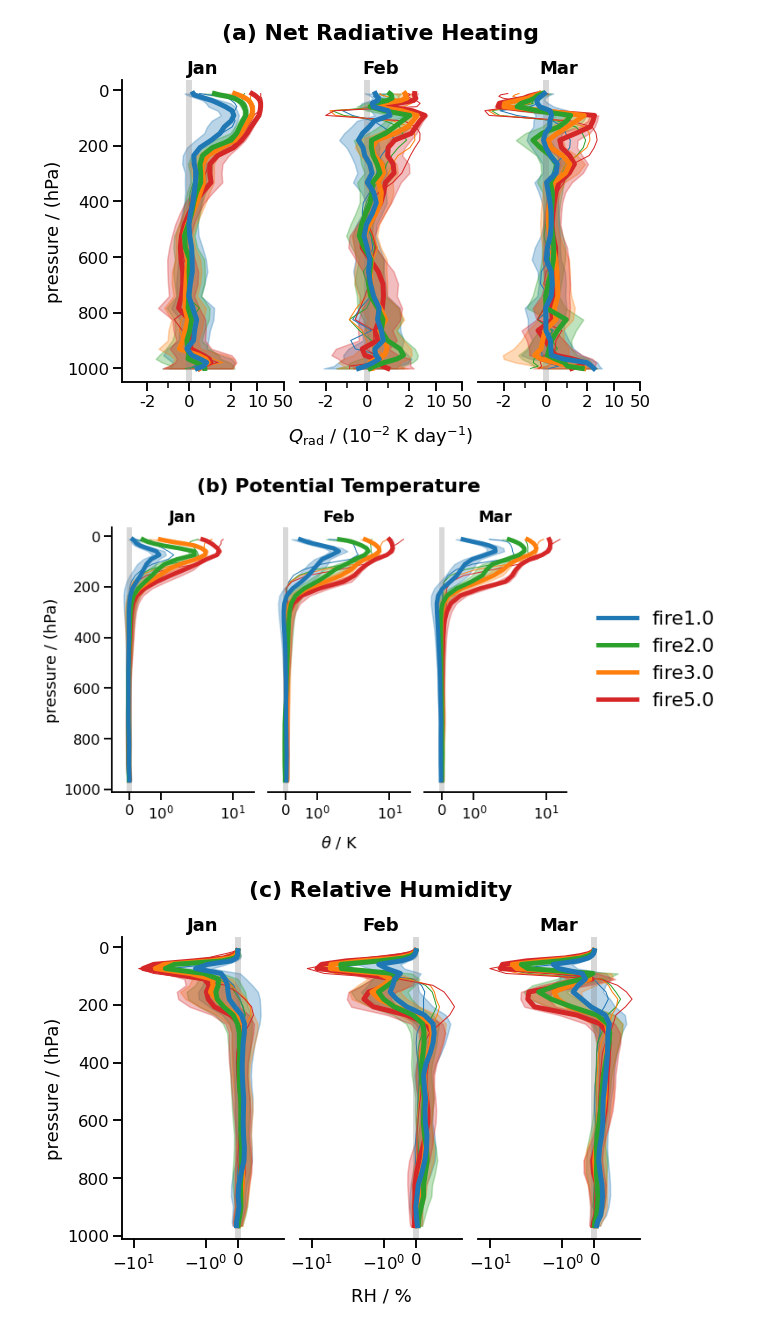
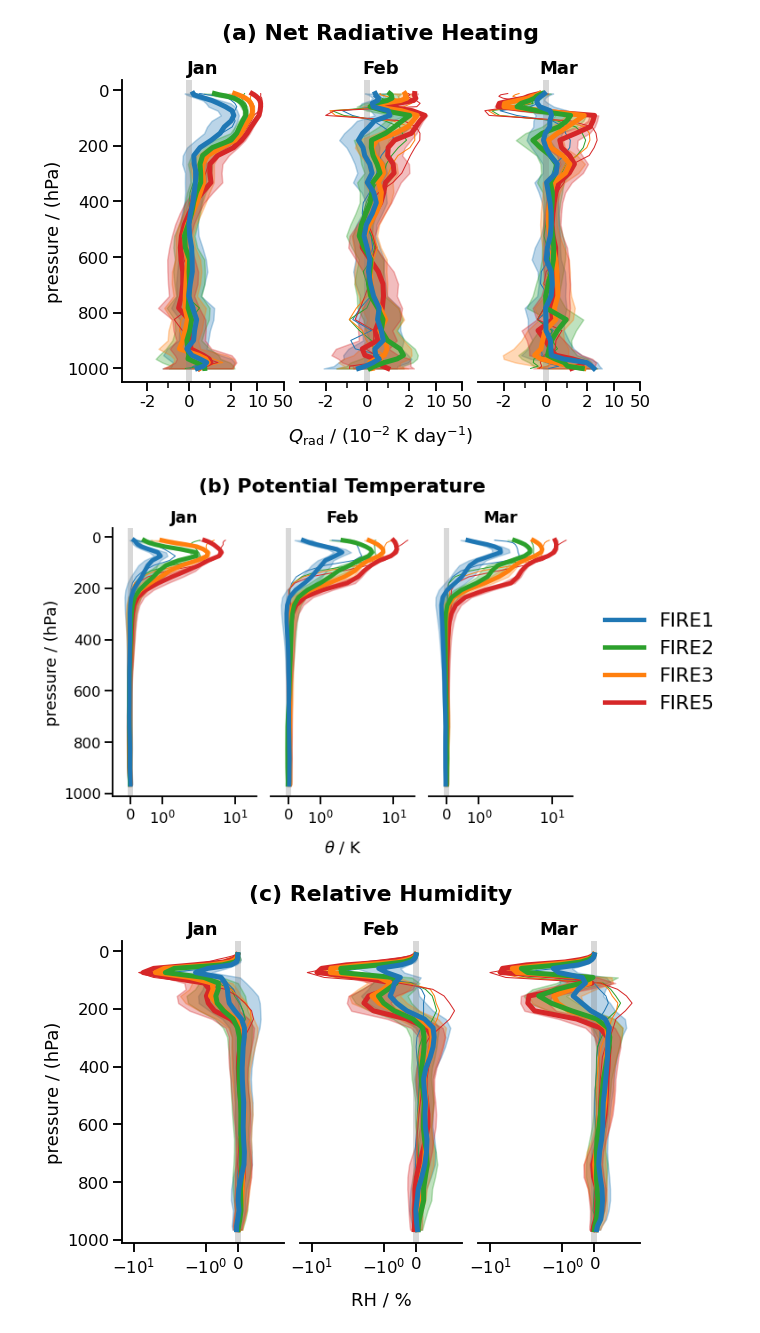
Before and after one commit to fsenf/nbook.2022-11_WiFi-AUS_Circ-Feedbacks, a Jupyter notebook: nbooks/08-Plotting-Vertical-Profiles.ipynb, the cells around one changed output. Cells and saved outputs as stored; diff of their text form; code cells hidden in the pictures.

```diff
--- a/nbooks/08-Plotting-Vertical-Profiles.ipynb
+++ b/nbooks/08-Plotting-Vertical-Profiles.ipynb
@@ -185,7 +185,9 @@ def plot_profs( vstats, axs = None, label = None, title = None, scale = 1., plot
             plt.suptitle(title, fontsize = 22, fontweight = 'bold')
 
         if plot_legend and i == 2:
-            plt.legend(loc = 'center left', handles = lines, bbox_to_anchor = (1.1, 0.5), fontsize = 22 )
+            handles, labels = axs[0].get_legend_handles_labels()
+            nlabels = plot.standardize_firenames( labels )
+            plt.legend(loc = 'center left', labels = nlabels, handles = lines, bbox_to_anchor = (1.1, 0.5), fontsize = 22 )
 # %% [markdown]
 ## Plots for Paper
 # %%
@@ -204,11 +206,11 @@ plt.savefig('../pics/profile_heating.png', dpi = 600)
 # %%
 vname = 'tpot'
 vm = analysis.glob_mean( dset[vname] )
-vstats = analysis.stats_and_nudged( vm )
+vstats = analysis.stats_and_nudged( vm ).squeeze()
 plot_profs (vstats, label = r'$\theta$ / K', plotscale = 'symlog', title = '(b) Potential Temperature', plot_legend = True)
 plt.savefig('../pics/profile_tpot.png', dpi = 600)
 # %% [output]
-[figure, old version]
+[figure, new version]
 # %%
 vname = 'relhum'
 vm = analysis.glob_mean( dset[vname] )
```
Also changed, not shown: parts of 4 cells of this notebook, 8 other files.
